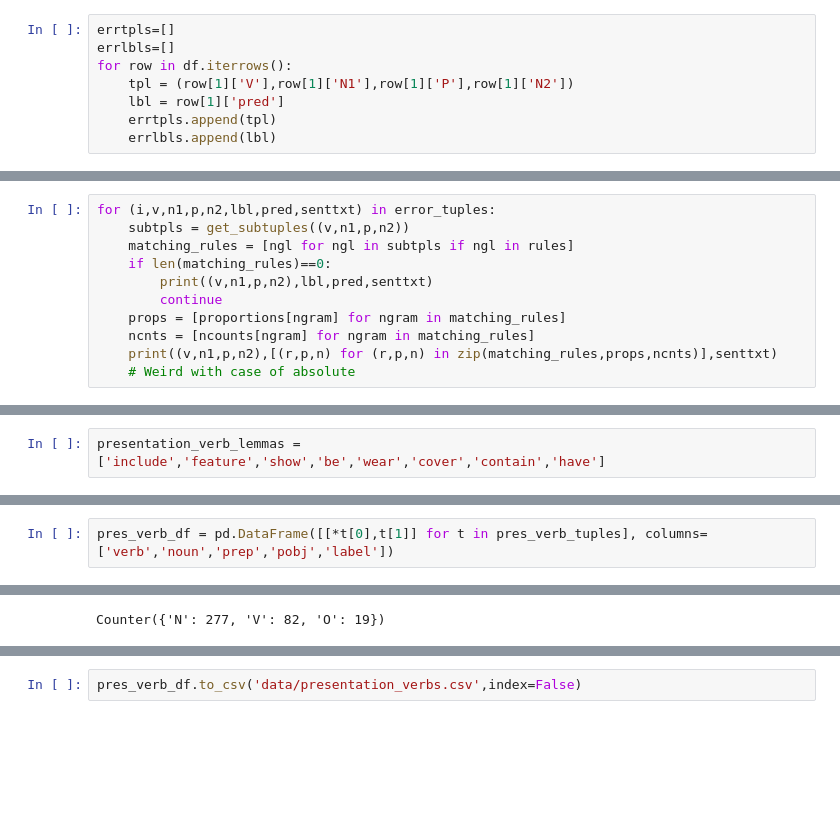
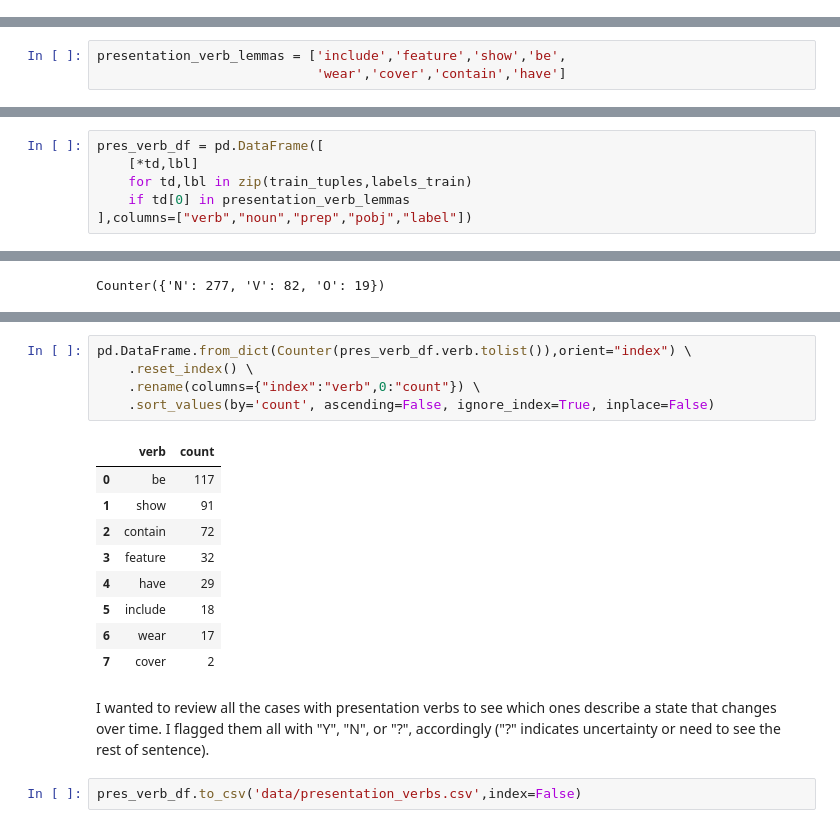
Before and after one commit to depthfirst/pp-ambiguity, a Jupyter notebook: notebooks/PPA-Analysis.ipynb, the cells around one changed output, grey strips where cells are left out. Cells and saved outputs as stored; diff of their text form; blank space fills up the shorter version.

```diff
--- a/notebooks/PPA-Analysis.ipynb
+++ b/notebooks/PPA-Analysis.ipynb
@@ -373,8 +222,0 @@ df = pd.DataFrame(error_tuples, columns=['i','V','N1','P','N2','label','pred','s
-# %%
-errtpls=[]
-errlbls=[]
-for row in df.iterrows():
-    tpl = (row[1]['V'],row[1]['N1'],row[1]['P'],row[1]['N2'])
-    lbl = row[1]['pred']
-    errtpls.append(tpl)
-    errlbls.append(lbl)
@@ -400,14 +227,3 @@ def get_subtuples(tpl):
     singles = [tuple([t]) for t in tpl]
     subtuples = [(tpl)] + triples + doubles + singles
     return subtuples
-# %%
-for (i,v,n1,p,n2,lbl,pred,senttxt) in error_tuples:
-    subtpls = get_subtuples((v,n1,p,n2))
-    matching_rules = [ngl for ngl in subtpls if ngl in rules]
-    if len(matching_rules)==0:
-        print((v,n1,p,n2),lbl,pred,senttxt)
-        continue
-    props = [proportions[ngram] for ngram in matching_rules]
-    ncnts = [ncounts[ngram] for ngram in matching_rules]
-    print((v,n1,p,n2),[(r,p,n) for (r,p,n) in zip(matching_rules,props,ncnts)],senttxt)
-    # Weird with case of absolute
@@ -457,4 +249,5 @@ verbs_df
 | 67 | grasp | 1 |
 68 rows × 2 columns
 # %%
-presentation_verb_lemmas = ['include','feature','show','be','wear','cover','contain','have']
+presentation_verb_lemmas = ['include','feature','show','be',
+                            'wear','cover','contain','have']
@@ -725,2 +274,6 @@ pres_verb_tuples
 # %%
-pres_verb_df = pd.DataFrame([[*t[0],t[1]] for t in pres_verb_tuples], columns=['verb','noun','prep','pobj','label'])
+pres_verb_df = pd.DataFrame([
+    [*td,lbl]
+    for td,lbl in zip(train_tuples,labels_train)
+    if td[0] in presentation_verb_lemmas
+],columns=["verb","noun","prep","pobj","label"])
@@ -779,3 +284,20 @@ pres_verb_df[pres_verb_df['verb']=='wear']
+# %%
+pd.DataFrame.from_dict(Counter(pres_verb_df.verb.tolist()),orient="index") \
+    .reset_index() \
+    .rename(columns={"index":"verb",0:"count"}) \
+    .sort_values(by='count', ascending=False, ignore_index=True, inplace=False)
+# %% [output]
+|  | verb | count |
+| 0 | be | 117 |
+| 1 | show | 91 |
+| 2 | contain | 72 |
+| 3 | feature | 32 |
+| 4 | have | 29 |
+| 5 | include | 18 |
+| 6 | wear | 17 |
+| 7 | cover | 2 |
+# %% [markdown]
+I wanted to review all the cases with presentation verbs to see which ones describe a state that changes over time. I flagged them all with "Y", "N", or "?", accordingly ("?" indicates uncertainty or need to see the rest of sentence).
 # %%
 pres_verb_df.to_csv('data/presentation_verbs.csv',index=False)
 # %%
```
Also changed, not shown: parts of 76 cells of this notebook.
